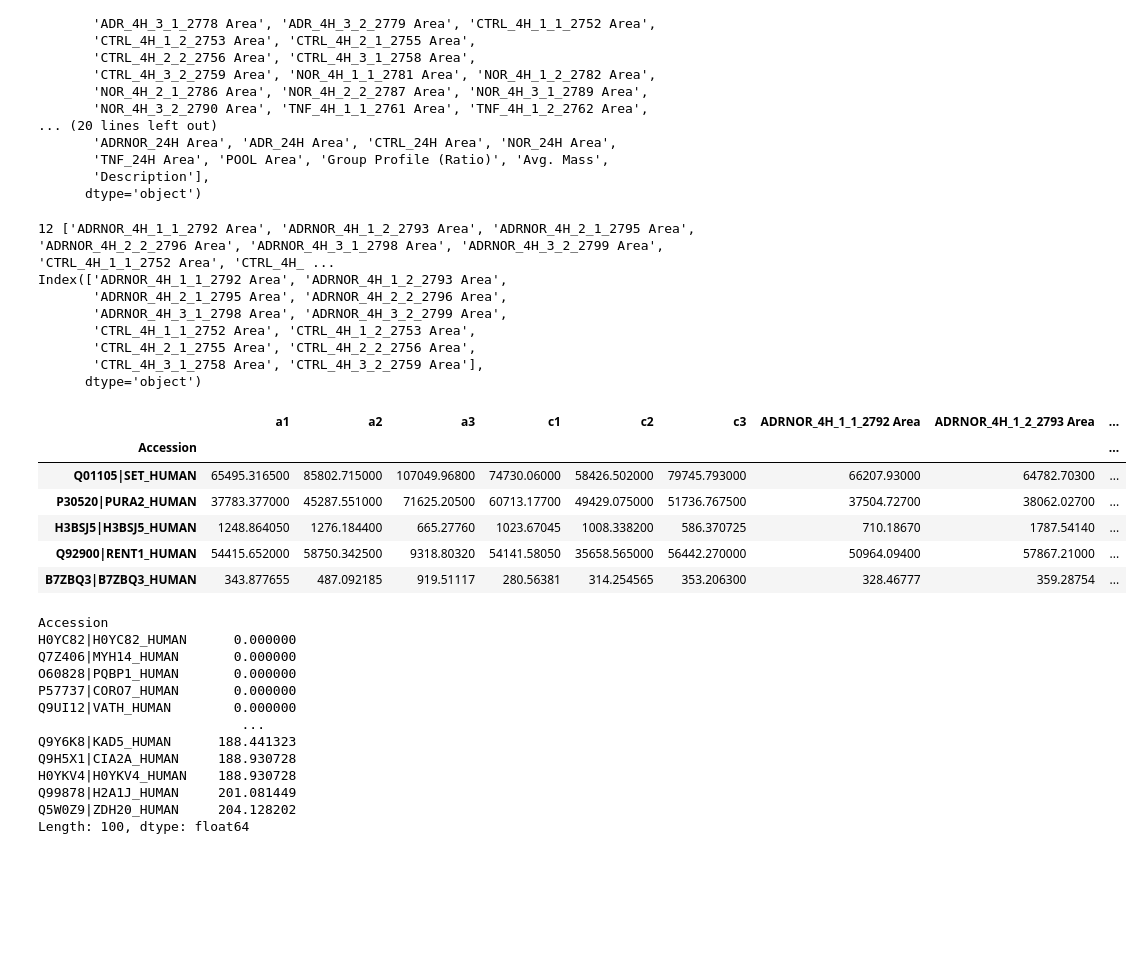
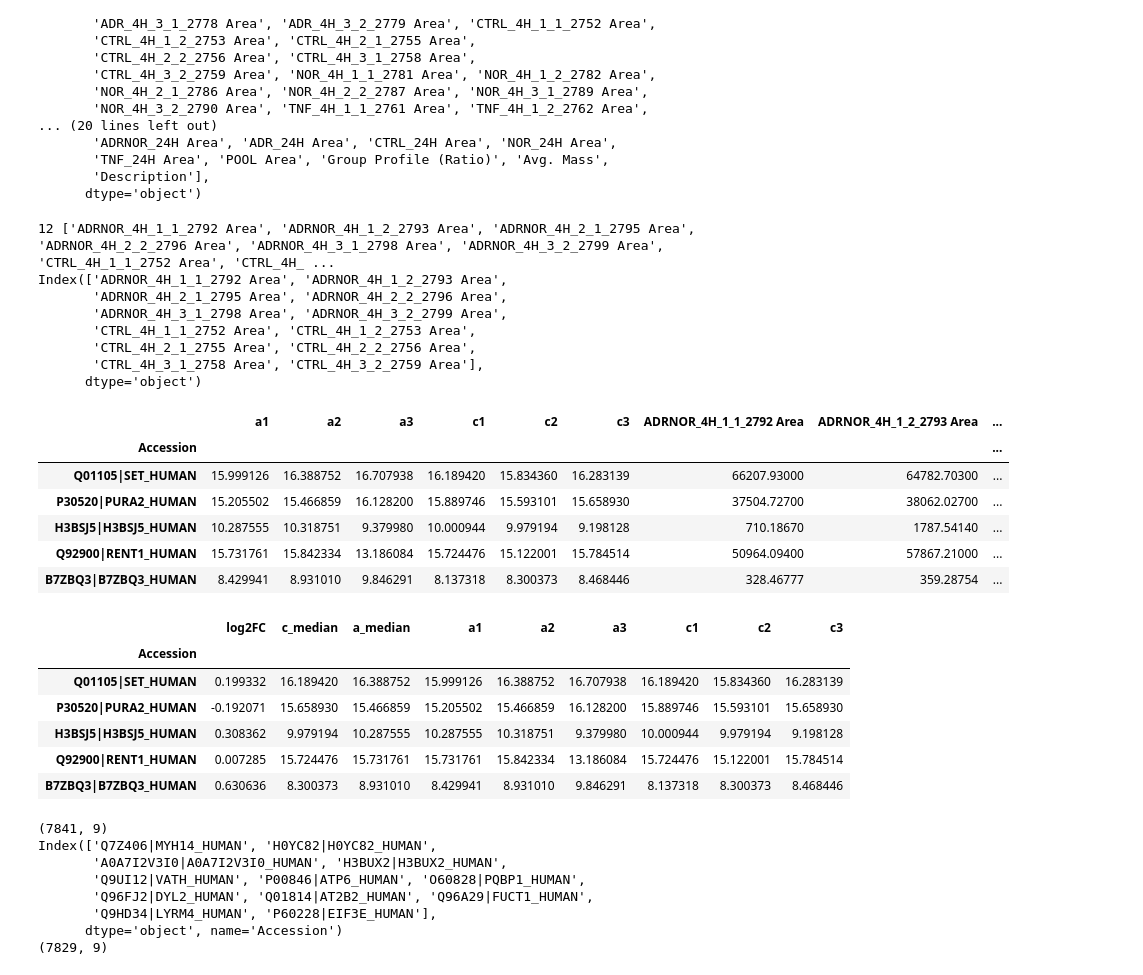
Before and after one commit to adelomana/vigur, a Jupyter notebook: 003.proteomics/analysis.ipynb, the cells around one changed output. Cells and saved outputs as stored; diff of their text form; code cells hidden in the pictures; blank space fills up the shorter version.

```diff
--- a/003.proteomics/analysis.ipynb
+++ b/003.proteomics/analysis.ipynb
@@ -44,42 +45,41 @@ for element in df.columns:
         subset.append(element)
 
 print(len(subset), subset)
 useful_info = ['Accession'] + subset
 wdf = df.loc[:, useful_info]
 wdf.set_index('Accession', inplace=True)
 
 print(wdf.columns)
 labels01 = wdf.columns.values[[0, 1]]
 labels02 = wdf.columns.values[[2, 3]]
 labels03 = wdf.columns.values[[4, 5]]
 
 labels04 = wdf.columns.values[[6, 7]]
 labels05 = wdf.columns.values[[8, 9]]
 labels06 = wdf.columns.values[[10, 11]]
 
-wdf.insert(0, 'c3', wdf.loc[:, labels06].median(axis=1))
-wdf.insert(0, 'c2', wdf.loc[:, labels05].median(axis=1))
-wdf.insert(0, 'c1', wdf.loc[:, labels04].median(axis=1))
+wdf.insert(0, 'c3', numpy.log2(wdf.loc[:, labels06].median(axis=1) + 1))
+wdf.insert(0, 'c2', numpy.log2(wdf.loc[:, labels05].median(axis=1) + 1))
+wdf.insert(0, 'c1', numpy.log2(wdf.loc[:, labels04].median(axis=1) + 1))
 
-wdf.insert(0, 'a3', wdf.loc[:, labels03].median(axis=1))
-wdf.insert(0, 'a2', wdf.loc[:, labels02].median(axis=1))
-wdf.insert(0, 'a1', wdf.loc[:, labels01].median(axis=1))
+wdf.insert(0, 'a3', numpy.log2(wdf.loc[:, labels03].median(axis=1) + 1))
+wdf.insert(0, 'a2', numpy.log2(wdf.loc[:, labels02].median(axis=1) + 1))
+wdf.insert(0, 'a1', numpy.log2(wdf.loc[:, labels01].median(axis=1) + 1))
 
-#print(wdf.shape)
 wdf.head()
 # %% [output]
 12 ['ADRNOR_4H_1_1_2792 Area', 'ADRNOR_4H_1_2_2793 Area', 'ADRNOR_4H_2_1_2795 Area', 'ADRNOR_4H_2_2_2796 Area', 'ADRNOR_4H_3_1_2798 Area', 'ADRNOR_4H_3_2_2799 Area', 'CTRL_4H_1_1_2752 Area', 'CTRL_4H_ ...
 Index(['ADRNOR_4H_1_1_2792 Area', 'ADRNOR_4H_1_2_2793 Area',
        'ADRNOR_4H_2_1_2795 Area', 'ADRNOR_4H_2_2_2796 Area',
        'ADRNOR_4H_3_1_2798 Area', 'ADRNOR_4H_3_2_2799 Area',
        'CTRL_4H_1_1_2752 Area', 'CTRL_4H_1_2_2753 Area',
        'CTRL_4H_2_1_2755 Area', 'CTRL_4H_2_2_2756 Area',
        'CTRL_4H_3_1_2758 Area', 'CTRL_4H_3_2_2759 Area'],
       dtype='object')
 |  | a1 | a2 | a3 | c1 | c2 | c3 | ADRNOR_4H_1_1_2792 Area | ADRNOR_4H_1_2_2793 Area | ... |
 | Accession |  |  |  |  |  |  |  |  | ... |
-| Q01105|SET_HUMAN | 65495.316500 | 85802.715000 | 107049.96800 | 74730.06000 | 58426.502000 | 79745.793000 | 66207.93000 | 64782.70300 | ... |
-| P30520|PURA2_HUMAN | 37783.377000 | 45287.551000 | 71625.20500 | 60713.17700 | 49429.075000 | 51736.767500 | 37504.72700 | 38062.02700 | ... |
-| H3BSJ5|H3BSJ5_HUMAN | 1248.864050 | 1276.184400 | 665.27760 | 1023.67045 | 1008.338200 | 586.370725 | 710.18670 | 1787.54140 | ... |
-| Q92900|RENT1_HUMAN | 54415.652000 | 58750.342500 | 9318.80320 | 54141.58050 | 35658.565000 | 56442.270000 | 50964.09400 | 57867.21000 | ... |
-| B7ZBQ3|B7ZBQ3_HUMAN | 343.877655 | 487.092185 | 919.51117 | 280.56381 | 314.254565 | 353.206300 | 328.46777 | 359.28754 | ... |
+| Q01105|SET_HUMAN | 15.999126 | 16.388752 | 16.707938 | 16.189420 | 15.834360 | 16.283139 | 66207.93000 | 64782.70300 | ... |
+| P30520|PURA2_HUMAN | 15.205502 | 15.466859 | 16.128200 | 15.889746 | 15.593101 | 15.658930 | 37504.72700 | 38062.02700 | ... |
+| H3BSJ5|H3BSJ5_HUMAN | 10.287555 | 10.318751 | 9.379980 | 10.000944 | 9.979194 | 9.198128 | 710.18670 | 1787.54140 | ... |
+| Q92900|RENT1_HUMAN | 15.731761 | 15.842334 | 13.186084 | 15.724476 | 15.122001 | 15.784514 | 50964.09400 | 57867.21000 | ... |
+| B7ZBQ3|B7ZBQ3_HUMAN | 8.429941 | 8.931010 | 9.846291 | 8.137318 | 8.300373 | 8.468446 | 328.46777 | 359.28754 | ... |
@@ -86,17 +90,34 @@ Index(['ADRNOR_4H_1_1_2792 Area', 'ADRNOR_4H_1_2_2793 Area',
 # %%
-treatment = wdf.loc[:, ['a1', 'a2', 'a3']].mean(axis=1)
-reference = wdf.loc[:, ['c1', 'c2', 'c3']].mean(axis=1)
+treatment_median = wdf.loc[:, ['a1', 'a2', 'a3']].median(axis=1)
+reference_median = wdf.loc[:, ['c1', 'c2', 'c3']].median(axis=1)
+log2FC = treatment_median - reference_median
+
+wdf.insert(0, 'a_median', treatment_median)
+wdf.insert(0, 'c_median', reference_median)
+wdf.insert(0, 'log2FC', log2FC)
+
+wdf.head()
 # %% [output]
-Accession
-H0YC82|H0YC82_HUMAN      0.000000
-Q7Z406|MYH14_HUMAN       0.000000
-O60828|PQBP1_HUMAN       0.000000
-P57737|CORO7_HUMAN       0.000000
-Q9UI12|VATH_HUMAN        0.000000
-                          ...
-Q9Y6K8|KAD5_HUMAN      188.441323
-Q9H5X1|CIA2A_HUMAN     188.930728
-H0YKV4|H0YKV4_HUMAN    188.930728
-Q99878|H2A1J_HUMAN     201.081449
-Q5W0Z9|ZDH20_HUMAN     204.128202
-Length: 100, dtype: float64
+|  | log2FC | c_median | a_median | a1 | a2 | a3 | c1 | c2 | c3 |
+| Accession |  |  |  |  |  |  |  |  |  |
+| Q01105|SET_HUMAN | 0.199332 | 16.189420 | 16.388752 | 15.999126 | 16.388752 | 16.707938 | 16.189420 | 15.834360 | 16.283139 |
+| P30520|PURA2_HUMAN | -0.192071 | 15.658930 | 15.466859 | 15.205502 | 15.466859 | 16.128200 | 15.889746 | 15.593101 | 15.658930 |
+| H3BSJ5|H3BSJ5_HUMAN | 0.308362 | 9.979194 | 10.287555 | 10.287555 | 10.318751 | 9.379980 | 10.000944 | 9.979194 | 9.198128 |
+| Q92900|RENT1_HUMAN | 0.007285 | 15.724476 | 15.731761 | 15.731761 | 15.842334 | 13.186084 | 15.724476 | 15.122001 | 15.784514 |
+| B7ZBQ3|B7ZBQ3_HUMAN | 0.630636 | 8.300373 | 8.931010 | 8.429941 | 8.931010 | 9.846291 | 8.137318 | 8.300373 | 8.468446 |
+# %%
+# drop a few cases where the protein is the same for both conditions. Avoid testing, it gives nans and screws multiple correction
+print(wdf.shape)
+elements2drop = wdf[wdf['c_median'] == wdf['a_median']].index
+print(elements2drop)
+wdf.drop(index=elements2drop, inplace=True)
+print(wdf.shape)
+# %% [output]
+(7841, 9)
+Index(['Q7Z406|MYH14_HUMAN', 'H0YC82|H0YC82_HUMAN',
+       'A0A7I2V3I0|A0A7I2V3I0_HUMAN', 'H3BUX2|H3BUX2_HUMAN',
+       'Q9UI12|VATH_HUMAN', 'P00846|ATP6_HUMAN', 'O60828|PQBP1_HUMAN',
+       'Q96FJ2|DYL2_HUMAN', 'Q01814|AT2B2_HUMAN', 'Q96A29|FUCT1_HUMAN',
+       'Q9HD34|LYRM4_HUMAN', 'P60228|EIF3E_HUMAN'],
+      dtype='object', name='Accession')
+(7829, 9)
```
Also changed, not shown: parts of 14 cells of this notebook, 6 other files.
